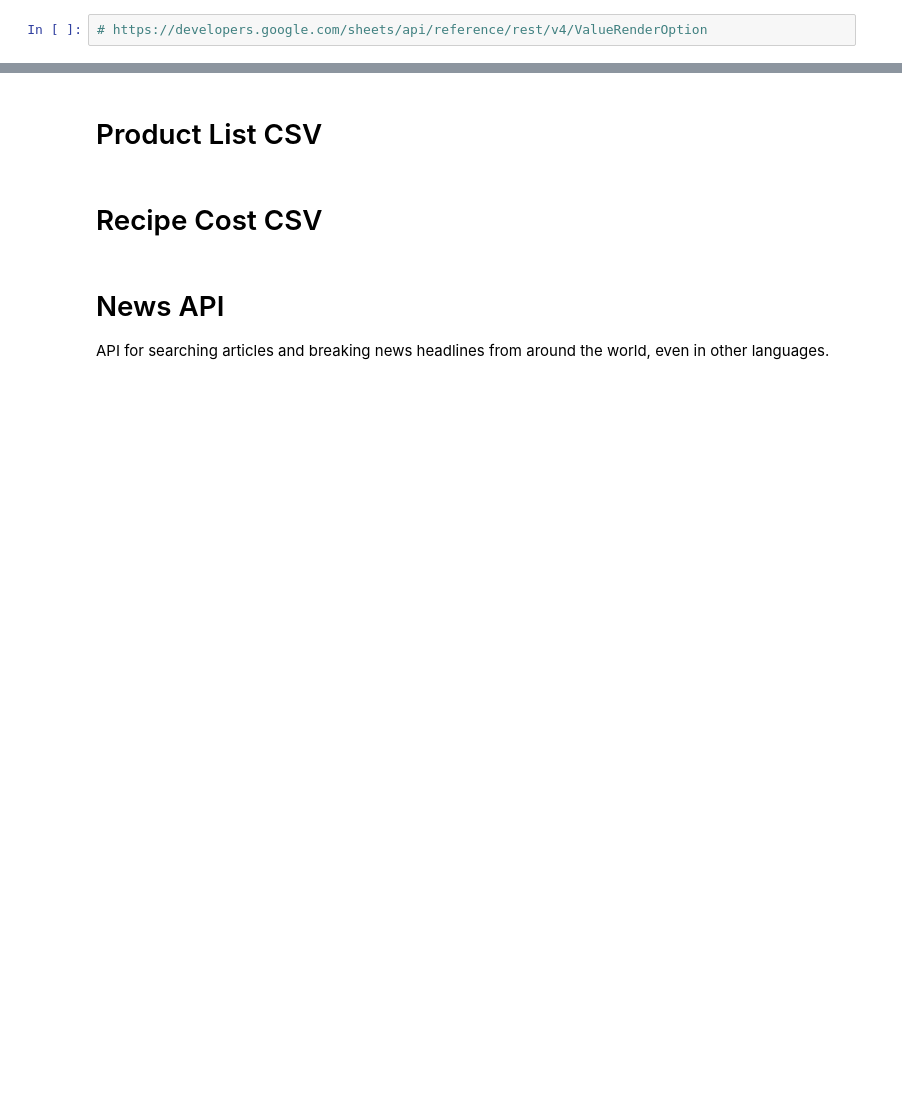
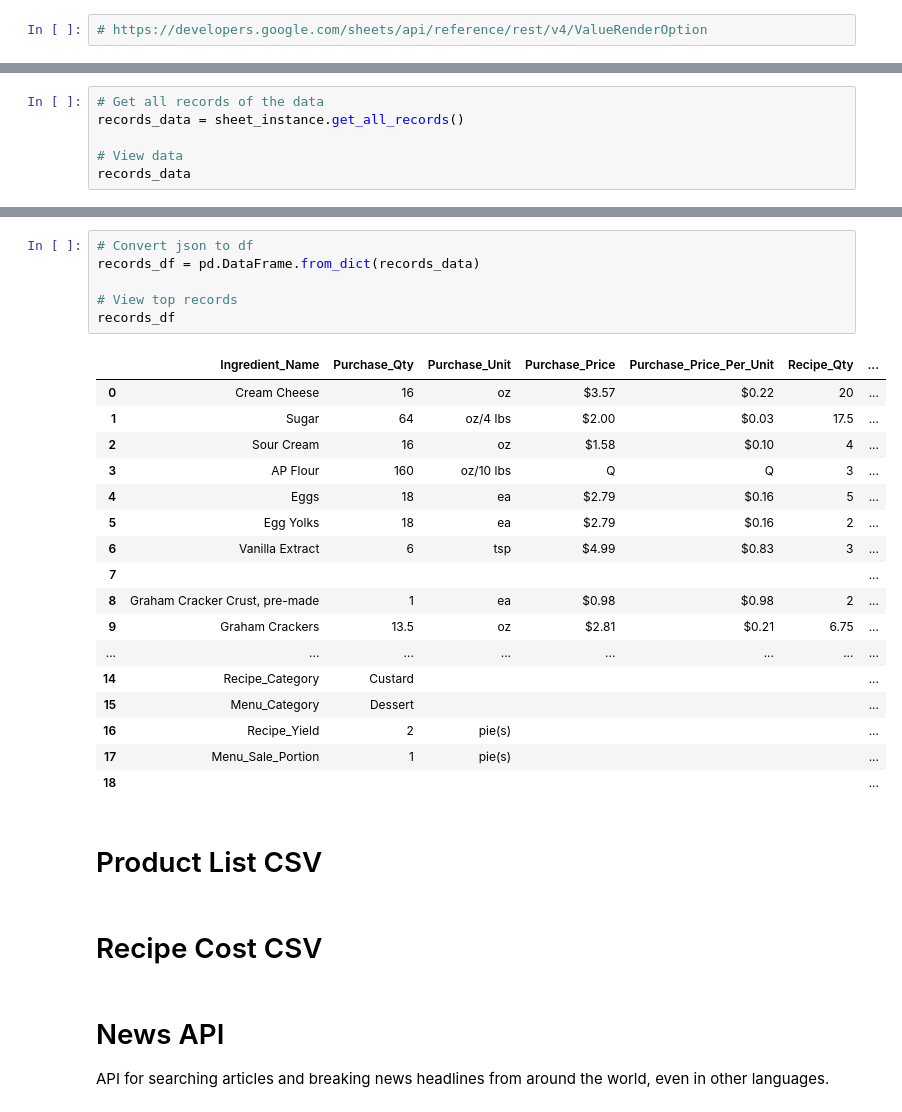
Before and after one commit to salsal3/easy-as-py, a Jupyter notebook: scrap_book.ipynb, the cells around one changed output, grey strips where cells are left out. Saved outputs shown, nothing was run; the diff lists cells and outputs as text; blank space fills up the shorter version.

```diff
--- a/scrap_book.ipynb
+++ b/scrap_book.ipynb
@@ -458,0 +627,6 @@ sheets_response
+# %%
+# Get all records of the data
+records_data = sheet_instance.get_all_records()
+
+# View data
+records_data
@@ -459,3 +651,27 @@ sheets_response
+# %%
+# Convert json to df
+records_df = pd.DataFrame.from_dict(records_data)
+
+# View top records
+records_df
+# %% [output]
+|  | Ingredient_Name | Purchase_Qty | Purchase_Unit | Purchase_Price | Purchase_Price_Per_Unit | Recipe_Qty | ... |
+| 0 | Cream Cheese | 16 | oz | $3.57 | $0.22 | 20 | ... |
+| 1 | Sugar | 64 | oz/4 lbs | $2.00 | $0.03 | 17.5 | ... |
+| 2 | Sour Cream | 16 | oz | $1.58 | $0.10 | 4 | ... |
+| 3 | AP Flour | 160 | oz/10 lbs | Q | Q | 3 | ... |
+| 4 | Eggs | 18 | ea | $2.79 | $0.16 | 5 | ... |
+| 5 | Egg Yolks | 18 | ea | $2.79 | $0.16 | 2 | ... |
+| 6 | Vanilla Extract | 6 | tsp | $4.99 | $0.83 | 3 | ... |
+| 7 |  |  |  |  |  |  | ... |
+| 8 | Graham Cracker Crust, pre-made | 1 | ea | $0.98 | $0.98 | 2 | ... |
+| 9 | Graham Crackers | 13.5 | oz | $2.81 | $0.21 | 6.75 | ... |
+| ... | ... | ... | ... | ... | ... | ... | ... |
+| 14 | Recipe_Category | Custard |  |  |  |  | ... |
+| 15 | Menu_Category | Dessert |  |  |  |  | ... |
+| 16 | Recipe_Yield | 2 | pie(s) |  |  |  | ... |
+| 17 | Menu_Sale_Portion | 1 | pie(s) |  |  |  | ... |
+| 18 |  |  |  |  |  |  | ... |
 # %% [markdown]
 # Product List CSV
 # %% [markdown]
```
Also changed, not shown: parts of 29 cells of this notebook, 3 other files.
